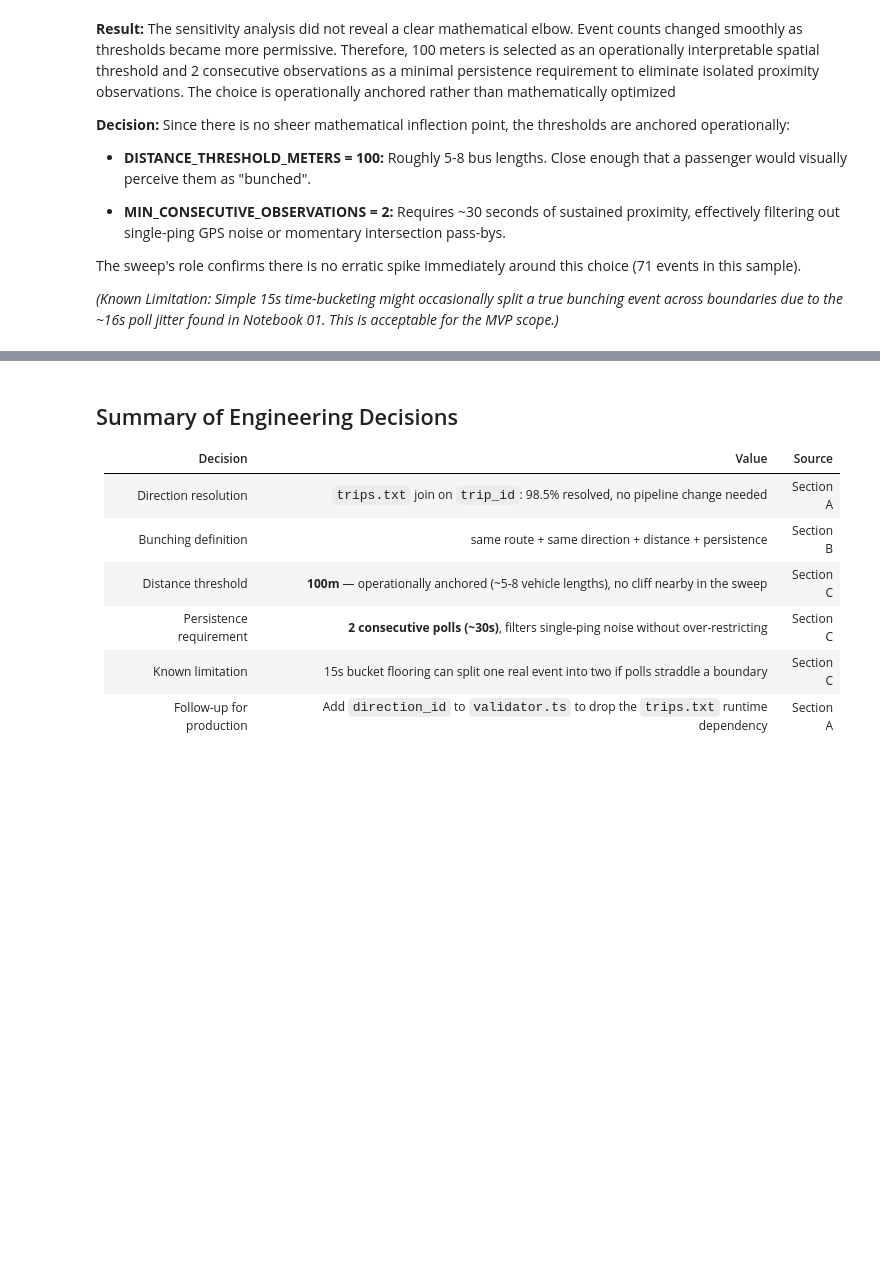
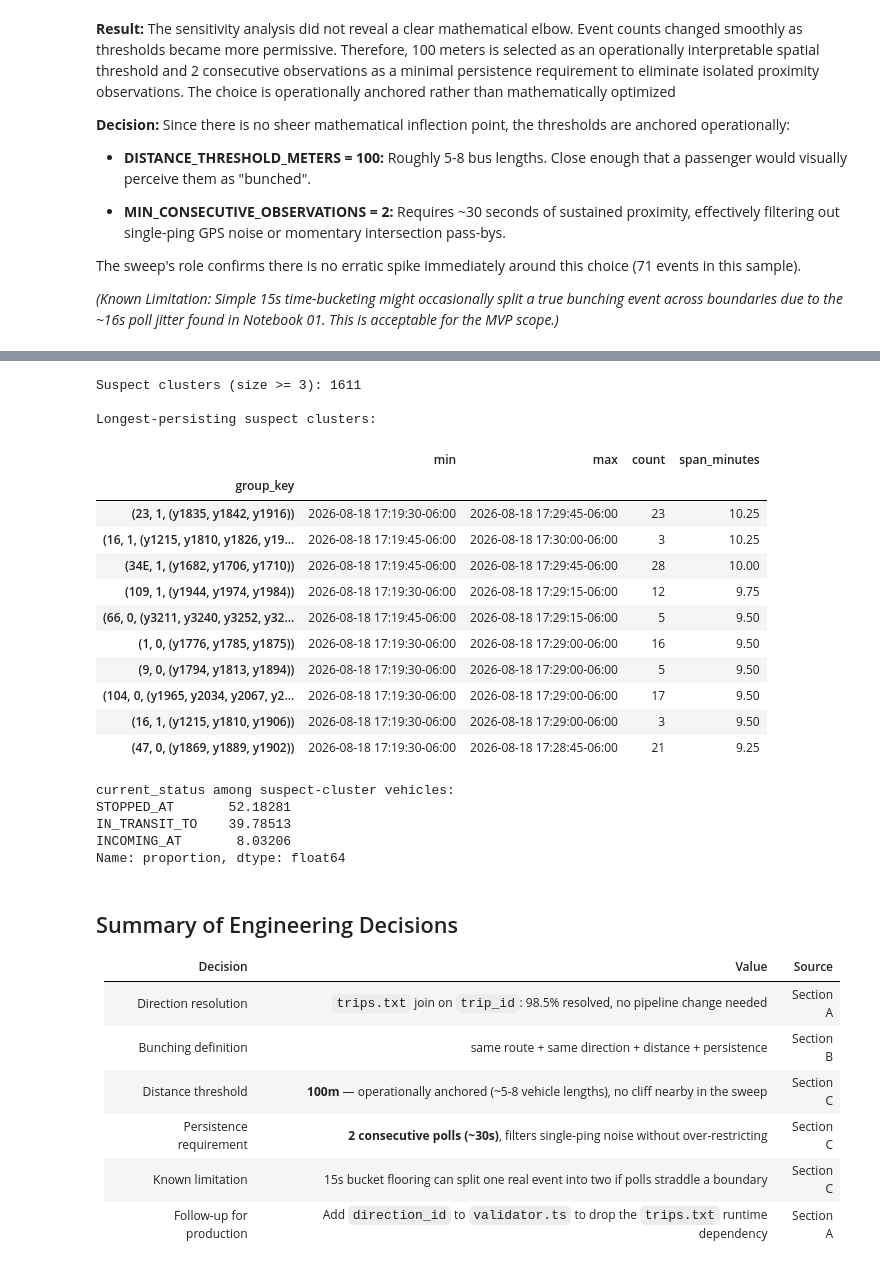
Before and after one commit to EderGtz/GTFS-Realtime-Stream-Engine, a Jupyter notebook: analytics-engine/notebooks/04_bunching.ipynb, the cells around one changed output, grey strips where cells are left out. Drawn from its saved outputs; the diff is of its cells as text; code cells hidden in the pictures; blank space fills up the shorter version.

```diff
--- a/analytics-engine/notebooks/04_bunching.ipynb
+++ b/analytics-engine/notebooks/04_bunching.ipynb
@@ -251,0 +258,6 @@ The sweep's role confirms there is no erratic spike immediately around this choi
+# %%
+near_miss_bins = [0, 50, 100, 130, 150, 200, 300]
+df_pairs['distance_bin'] = pd.cut(df_pairs['distance_meters'], bins=near_miss_bins)
+
+near_miss_counts = df_pairs.groupby('distance_bin', observed=True).size()
+print(near_miss_counts)
@@ -252,3 +349,75 @@ The sweep's role confirms there is no erratic spike immediately around this choi
+# %%
+# BLOCK 2: ANALYZING DEPOT/TERMINAL CLUSTERS
+
+SUSPICIOUS_GROUP_SIZE = 3 # 3 or more buses together is likely a terminal, not traffic bunching
+
+# Keep only the clusters that have 3 or more vehicles
+suspect = df_clusters[df_clusters['group_size'] >= SUSPICIOUS_GROUP_SIZE].copy()
+print(f"Suspect clusters (size >= {SUSPICIOUS_GROUP_SIZE}): {len(suspect)}")
+
+if len(suspect) > 0:
+
+    # Calculate how long these exact same vehicles stayed parked together
+    # Create a unique ID combining route, direction, and the specific vehicles involved
+    suspect['group_key'] = suspect.apply(lambda r: (r['route_id'], r['direction_id'], r['vehicles']), axis=1)
+
+    duration_by_group = (
+        suspect.groupby('group_key')['time_bucket']
+        # When the group started, ended, and how many pings it lasted
+        .agg(['min', 'max', 'count'])
+        # Diff between first and last ping
+        .assign(span_minutes=lambda d: (d['max'] - d['min']).dt.total_seconds() / 60)
+        .sort_values('span_minutes', ascending=False)
+    )
+    print("\nLongest-persisting suspect clusters:")
+    display(duration_by_group.head(10))
+
+
+    # current_status mix for the vehicles/times involved in suspect clusters
+    # to see how many of them were parked.
+    suspect_vehicle_times = set()
+
+    # iterating over suspicious rows
+    for _, row in suspect.iterrows():
+        # iterating over each vehicle of the group
+        for v in row['vehicles']:
+            suspect_vehicle_times.add((v, row['time_bucket'])) # vehicle id and tb
+
+    df_bunch_status = (
+        df_bunch
+        .drop_duplicates(subset=['vehicle_id', 'time_bucket'])
+        .set_index(['vehicle_id', 'time_bucket'])['current_status']
+        .sort_index()
+        )
+
+    # Loop through our set of suspicious vehicles and fetch their status from the Series
+    matched_statuses = [
+        df_bunch_status.get(vt) for vt in suspect_vehicle_times if vt in df_bunch_status.index
+    ]
+
+    print("\ncurrent_status among suspect-cluster vehicles:")
+    print(pd.Series(matched_statuses).value_counts(normalize=True) * 100)
+# %% [output]
+Suspect clusters (size >= 3): 1611
+
+Longest-persisting suspect clusters:
+|  | min | max | count | span_minutes |
+| group_key |  |  |  |  |
+| (23, 1, (y1835, y1842, y1916)) | 2026-08-18 17:19:30-06:00 | 2026-08-18 17:29:45-06:00 | 23 | 10.25 |
+| (16, 1, (y1215, y1810, y1826, y19... | 2026-08-18 17:19:45-06:00 | 2026-08-18 17:30:00-06:00 | 3 | 10.25 |
+| (34E, 1, (y1682, y1706, y1710)) | 2026-08-18 17:19:45-06:00 | 2026-08-18 17:29:45-06:00 | 28 | 10.00 |
+| (109, 1, (y1944, y1974, y1984)) | 2026-08-18 17:19:30-06:00 | 2026-08-18 17:29:15-06:00 | 12 | 9.75 |
+| (66, 0, (y3211, y3240, y3252, y32... | 2026-08-18 17:19:45-06:00 | 2026-08-18 17:29:15-06:00 | 5 | 9.50 |
+| (1, 0, (y1776, y1785, y1875)) | 2026-08-18 17:19:30-06:00 | 2026-08-18 17:29:00-06:00 | 16 | 9.50 |
+| (9, 0, (y1794, y1813, y1894)) | 2026-08-18 17:19:30-06:00 | 2026-08-18 17:29:00-06:00 | 5 | 9.50 |
+| (104, 0, (y1965, y2034, y2067, y2... | 2026-08-18 17:19:30-06:00 | 2026-08-18 17:29:00-06:00 | 17 | 9.50 |
+| (16, 1, (y1215, y1810, y1906)) | 2026-08-18 17:19:30-06:00 | 2026-08-18 17:29:00-06:00 | 3 | 9.50 |
+| (47, 0, (y1869, y1889, y1902)) | 2026-08-18 17:19:30-06:00 | 2026-08-18 17:28:45-06:00 | 21 | 9.25 |
+current_status among suspect-cluster vehicles:
+STOPPED_AT       52.18281
+IN_TRANSIT_TO    39.78513
+INCOMING_AT       8.03206
+Name: proportion, dtype: float64
 # %% [markdown]
 ## Summary of Engineering Decisions
 
```
Also changed, not shown: parts of 5 cells of this notebook.
